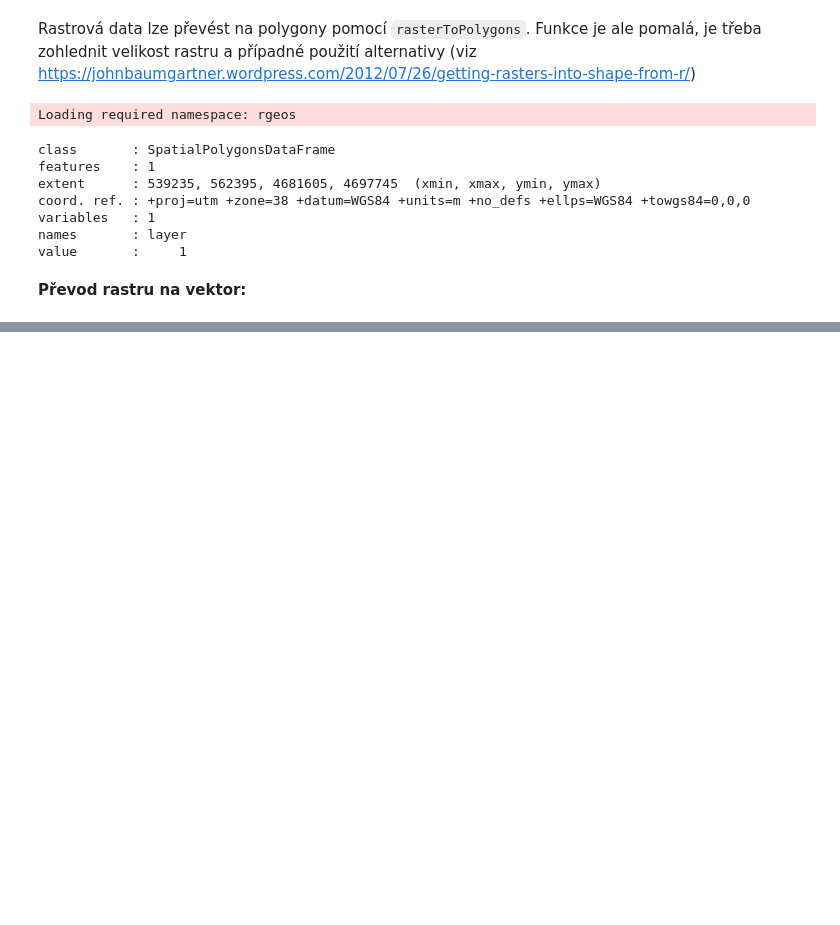
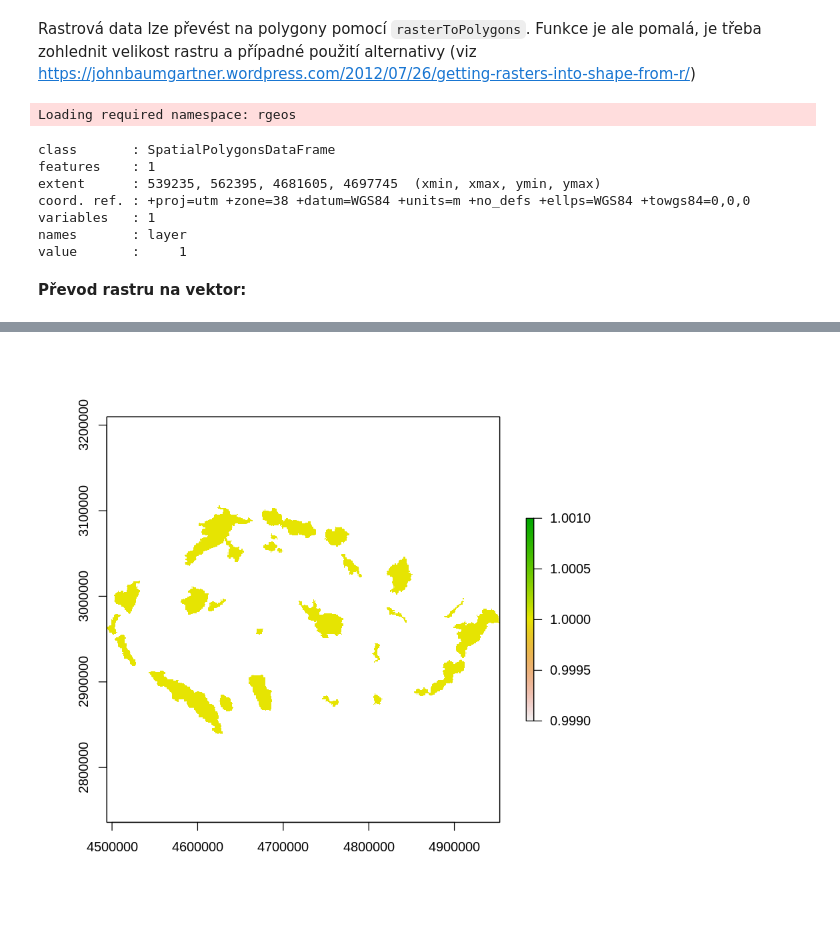
Before and after one commit to GISMentors/geopython-english, a Jupyter notebook: workshop/R/5_vector_x_raster.ipynb, the cells around one changed output, grey strips where cells are left out. Saved outputs shown, nothing was run; the diff lists cells and outputs as text; code cells hidden in the pictures; blank space fills up the shorter version.

```diff
--- a/workshop/R/5_vector_x_raster.ipynb
+++ b/workshop/R/5_vector_x_raster.ipynb
@@ -43,0 +82,9 @@ writeOGR(poly,"dam.shp",layer = "dam.shp", driver = 'ESRI Shapefile')
+# %%
+#rozliseni
+r_res<-1000
+#souradnicovy system, prevzaty z puvodni vrstvy
+r_crs<-crs(chru)
+#rozsah (extent), prevzaty z puvodni vrstvy
+r_ext<-extent(chru)
+# %%
+empty_r<-raster(resolution=r_res,ext=r_ext,crs=r_crs)
@@ -43,0 +99,2 @@ writeOGR(poly,"dam.shp",layer = "dam.shp", driver = 'ESRI Shapefile')
+# %%
+r_chru <- rasterize(chru, empty_r)
@@ -43,0 +112,4 @@ writeOGR(poly,"dam.shp",layer = "dam.shp", driver = 'ESRI Shapefile')
+# %%
+plot(r_chru)
+# %% [output]
+[figure, added]
```
Also changed, not shown: parts of 10 cells of this notebook, 5 other files.
